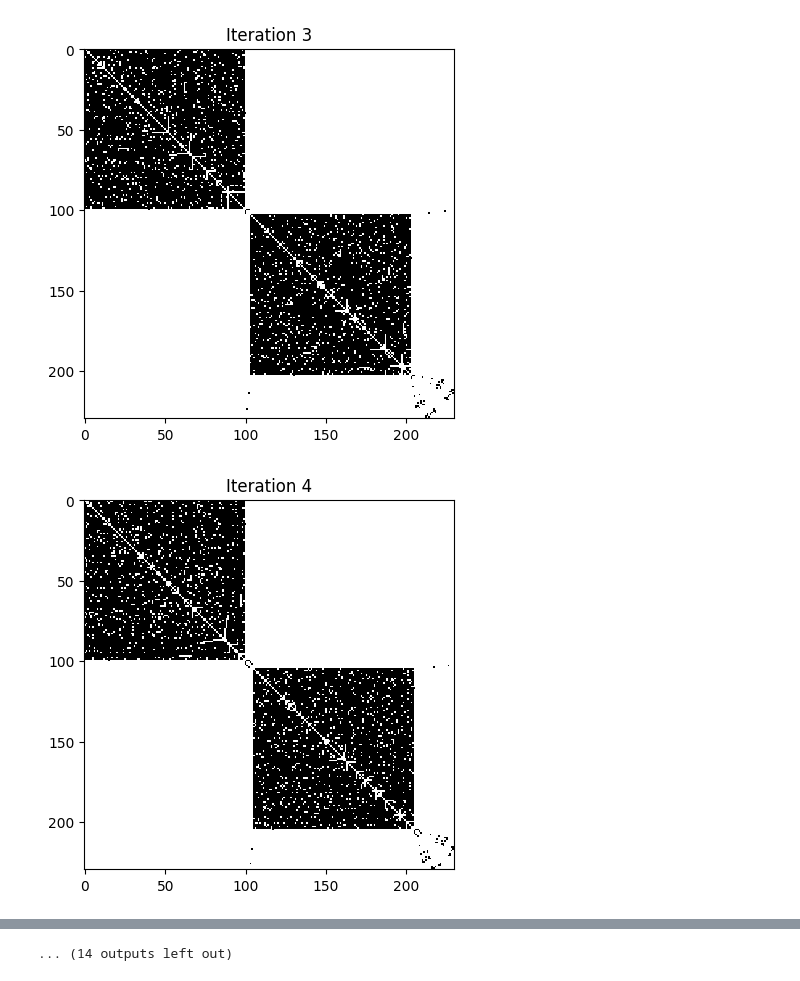
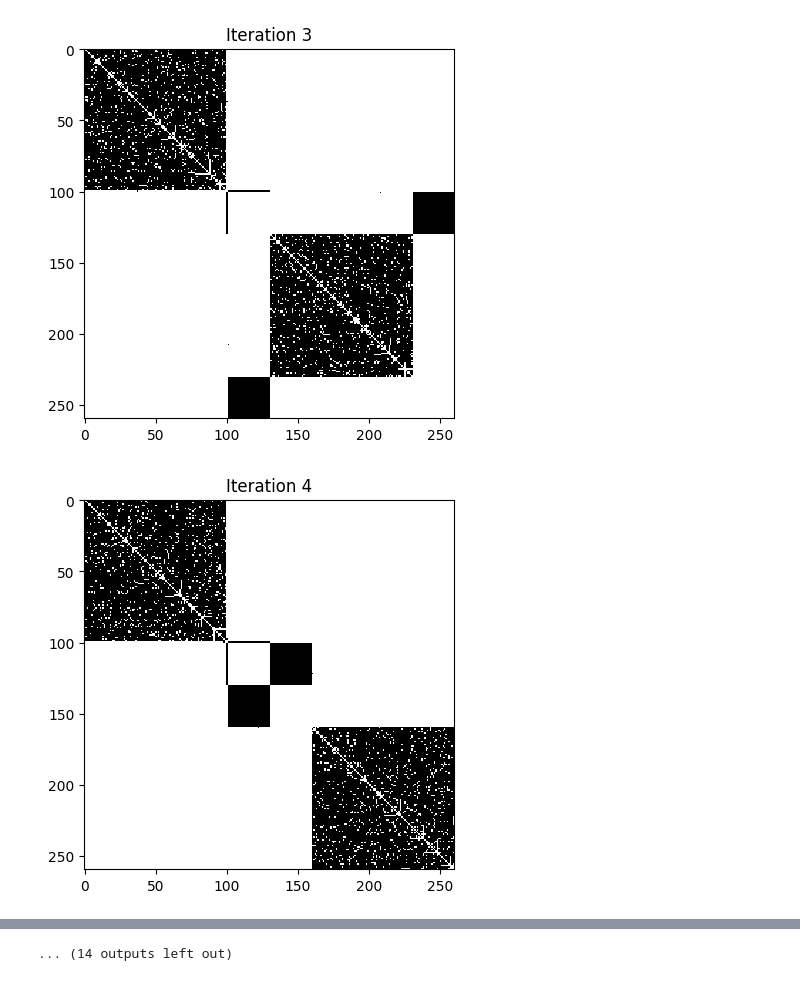
Before and after one commit to mlabs-ai/autograph, a Jupyter notebook: python/show_progression.ipynb, the cells around one changed output, grey strips where cells are left out. Cells and saved outputs as stored; diff of their text form; code cells hidden in the pictures.

```diff
--- a/python/show_progression.ipynb
+++ b/python/show_progression.ipynb
@@ -23,7 +23,7 @@ def show_progression_images(
 # %%
 builder = autograph.GraphBuilder(0)
 builder.add_dense_cluster(100, 0.9)
-builder.add_circle_cluster(30)
+builder.add_bipartite_cluster(30, 30)
 builder.add_dense_cluster(100, 0.9)
 builder.add_random_link(0, 1)
 builder.add_random_link(1, 2)
@@ -37,2 +37,2 @@ show_progression_images(graph, 25, 0, 1.0)
-[figure, old version]
+[figure, new version]
-[figure, old version]
+[figure, new version]
```
Also changed, not shown: parts of 1 cell of this notebook, 2 other files.
